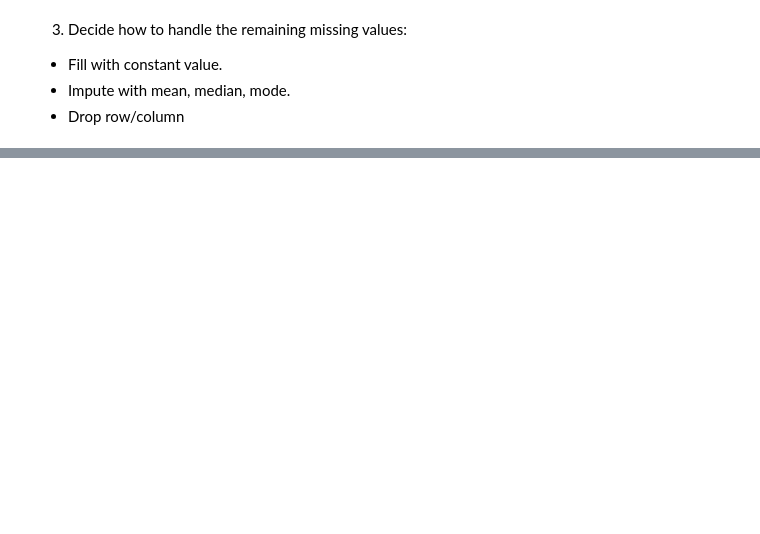
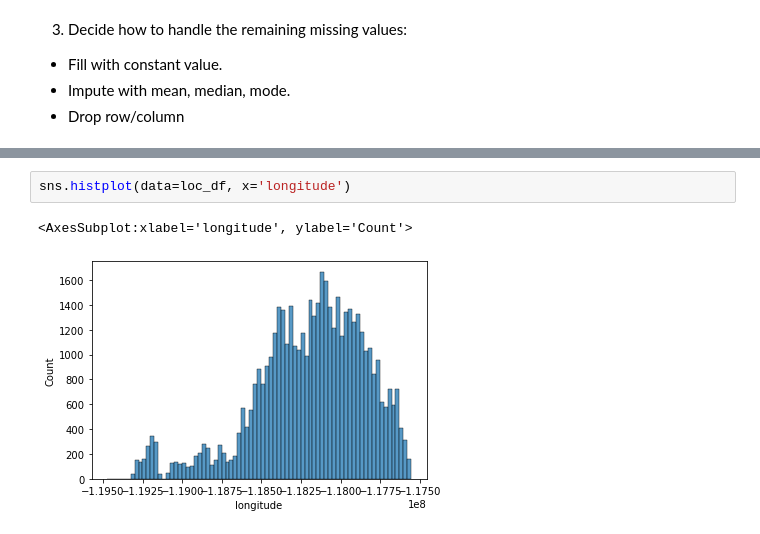
Before and after one commit to albertopuentes/clustering-exercises, a Jupyter notebook: Zillow.ipynb, the cells around one changed output, grey strips where cells are left out. Cells and saved outputs as stored; diff of their text form; blank space fills up the shorter version.

```diff
--- a/Zillow.ipynb
+++ b/Zillow.ipynb
@@ -377,0 +539,5 @@ Name: heatingorsystemdesc, dtype: int64
+# %%
+sns.histplot(data=loc_df, x='longitude')
+# %% [output]
+<AxesSubplot:xlabel='longitude', ylabel='Count'>
+[figure, added]
```
Also changed, not shown: parts of 35 cells of this notebook.
